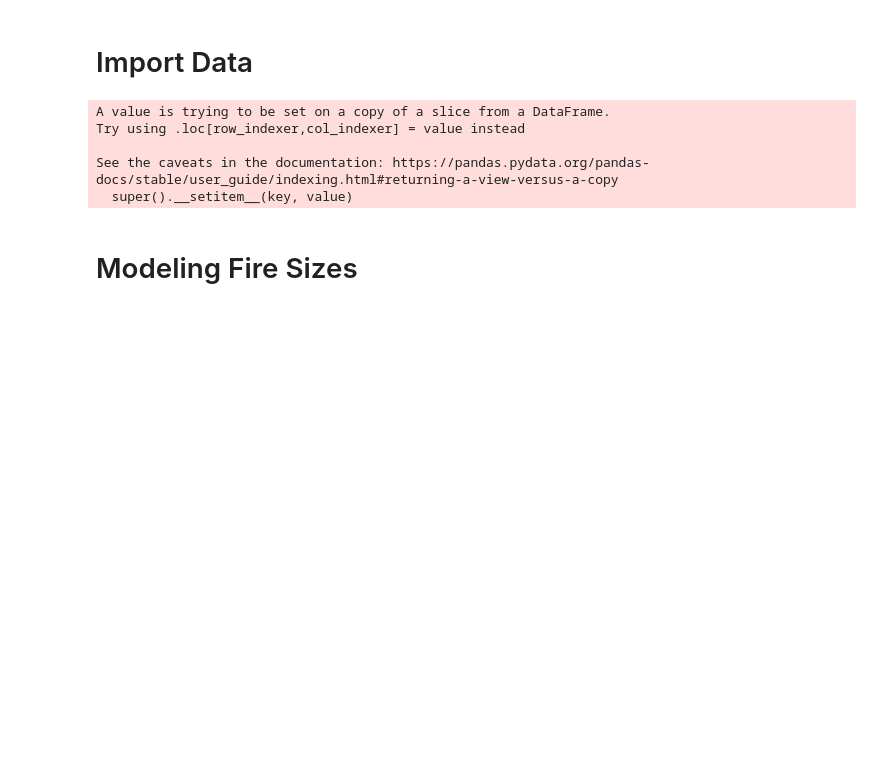
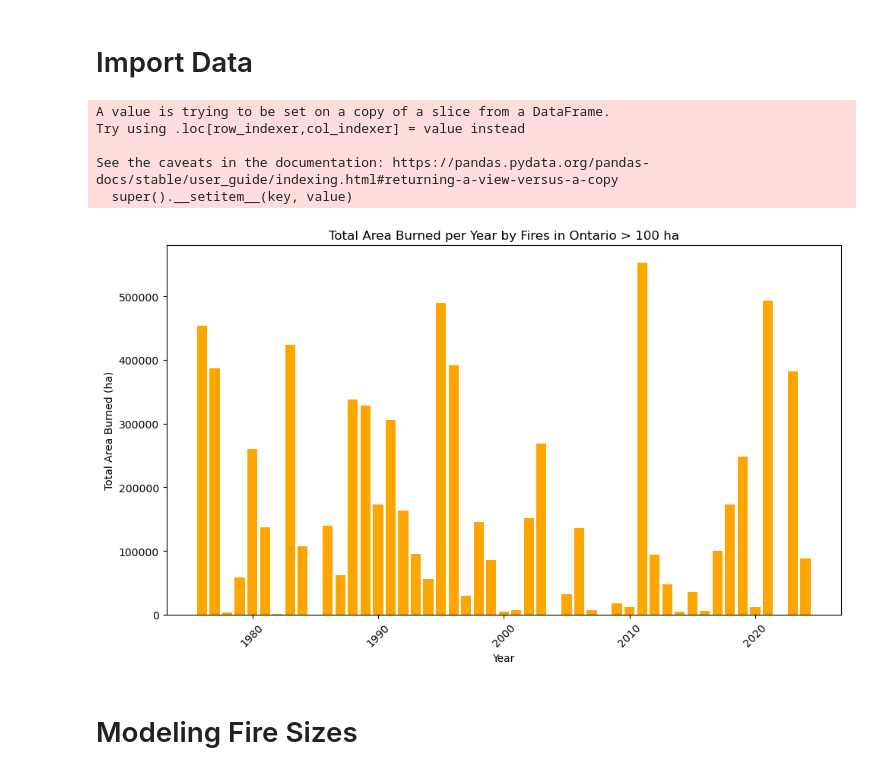
Before and after one commit to willseff/compound-poisson-fire-model, a Jupyter notebook: simulation_zones.ipynb, the cells around one changed output. Saved outputs shown, nothing was run; the diff lists cells and outputs as text; code cells hidden in the pictures; blank space fills up the shorter version.

```diff
--- a/simulation_zones.ipynb
+++ b/simulation_zones.ipynb
@@ -24,6 +24,20 @@ Try using .loc[row_indexer,col_indexer] = value instead
 
 See the caveats in the documentation: https://pandas.pydata.org/pandas-docs/stable/user_guide/indexing.html#returning-a-view-versus-a-copy
   super().__setitem__(key, value)
+# %%
+# make batplot of the total area burned per year
+total_area_burned = all_fires.groupby('YEAR')['SIZE_HA'].sum().reset_index()
+total_area_burned = total_area_burned.rename(columns={'SIZE_HA': 'total_area_burned'})
+plt.figure(figsize=(10, 6))
+plt.bar(total_area_burned['YEAR'], total_area_burned['total_area_burned'], color='orange')
+plt.xlabel('Year')
+plt.ylabel('Total Area Burned (ha)')
+plt.title('Total Area Burned per Year by Fires in Ontario > 100 ha')
+plt.xticks(rotation=45)
+plt.tight_layout()
+plt.show()
+# %% [output]
+[figure, added]
 # %% [markdown]
 # Modeling Fire Sizes
 # %%
```
Also changed, not shown: parts of 32 cells of this notebook.
